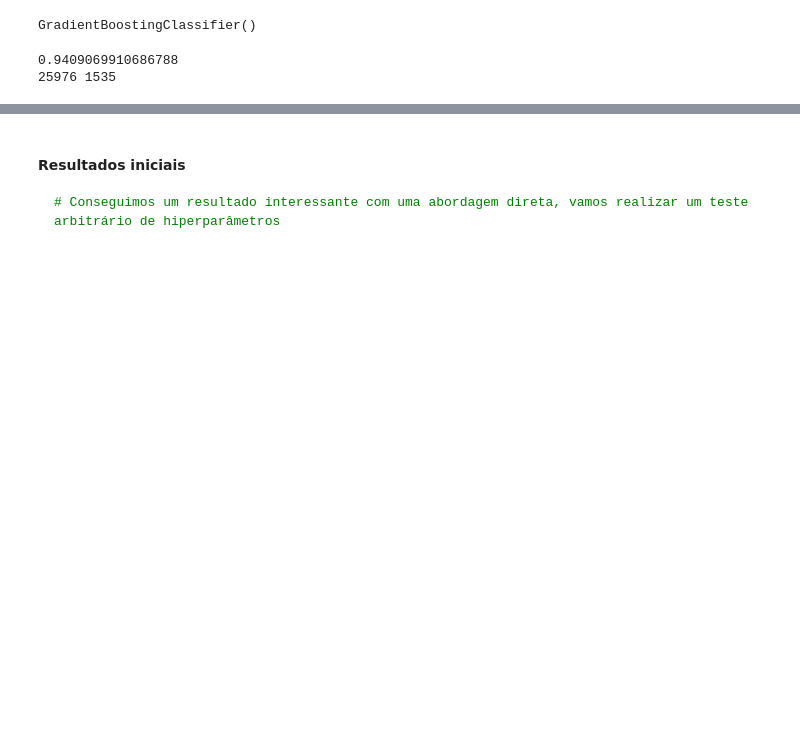
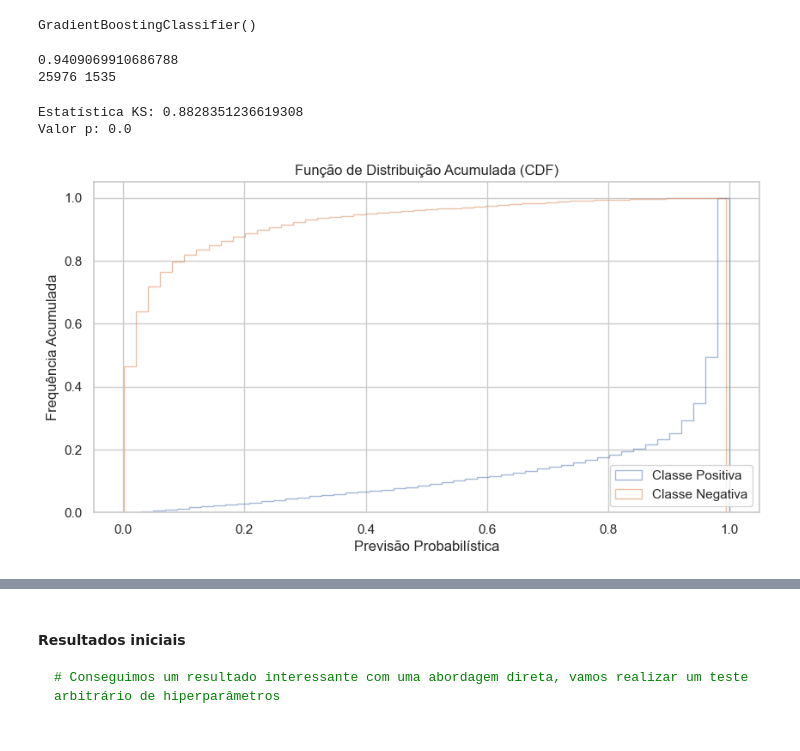
Before and after one commit to FrederickAlmeida/Airline-Passenger-Satisfaction, a Jupyter notebook: xgboost.ipynb, the cells around one changed output, grey strips where cells are left out. Drawn from its saved outputs; the diff is of its cells as text; code cells hidden in the pictures; blank space fills up the shorter version.

```diff
--- a/xgboost.ipynb
+++ b/xgboost.ipynb
@@ -107,3 +107,40 @@ simple_performance(Test_Model)
 # %% [output]
 0.9409069910686788
 25976 1535
+# %%
+import numpy as np
+import matplotlib.pyplot as plt
+from scipy.stats import ks_2samp
+
+def calculate_and_plot_ks_statistic(model, X_test, y_test):
+
+    y_probs = model.predict_proba(X_test)[:, 1]  # probabilities of the positive class
+
+
+    # Scores for the positive and negative classes
+    pred_pos = y_probs[y_test == 1]
+    pred_neg = y_probs[y_test == 0]
+
+    # Calculate the KS statistic
+    ks_statistic, p_value = ks_2samp(pred_pos, pred_neg)
+    print(f'Estatística KS: {ks_statistic}')
+    print(f'Valor p: {p_value}')
+
+    # Plotting the CDFs using histograms
+    plt.figure(figsize=(10, 5))
+    plt.hist(pred_pos, bins=50, alpha=0.5, label='Classe Positiva', density=True, cumulative=True, histtype='step')
+    plt.hist(pred_neg, bins=50, alpha=0.5, label='Classe Negativa', density=True, cumulative=True, histtype='step')
+    plt.xlabel('Previsão Probabilística')
+    plt.ylabel('Frequência Acumulada')
+    plt.title('Função de Distribuição Acumulada (CDF)')
+    plt.legend(loc='lower right')
+    plt.grid(True)
+    plt.show()
+
+    return ks_statistic, p_value
+
+ks_statistic, p_value = calculate_and_plot_ks_statistic(Test_Model, X_test, y_test)
+# %% [output]
+Estatística KS: 0.8828351236619308
+Valor p: 0.0
+[figure, added]
```
Also changed, not shown: parts of 14 cells of this notebook, 1 other file.
